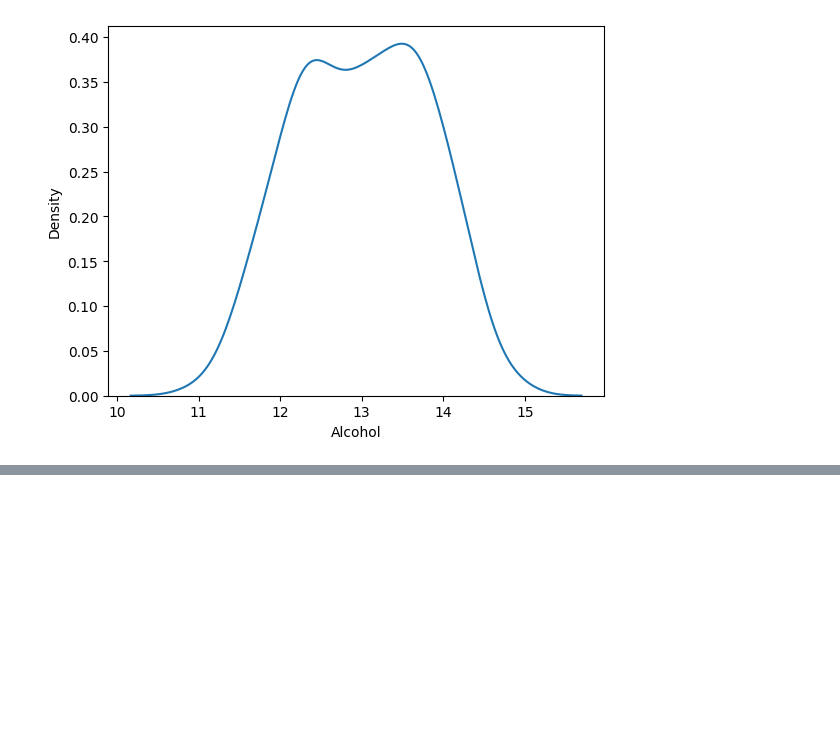
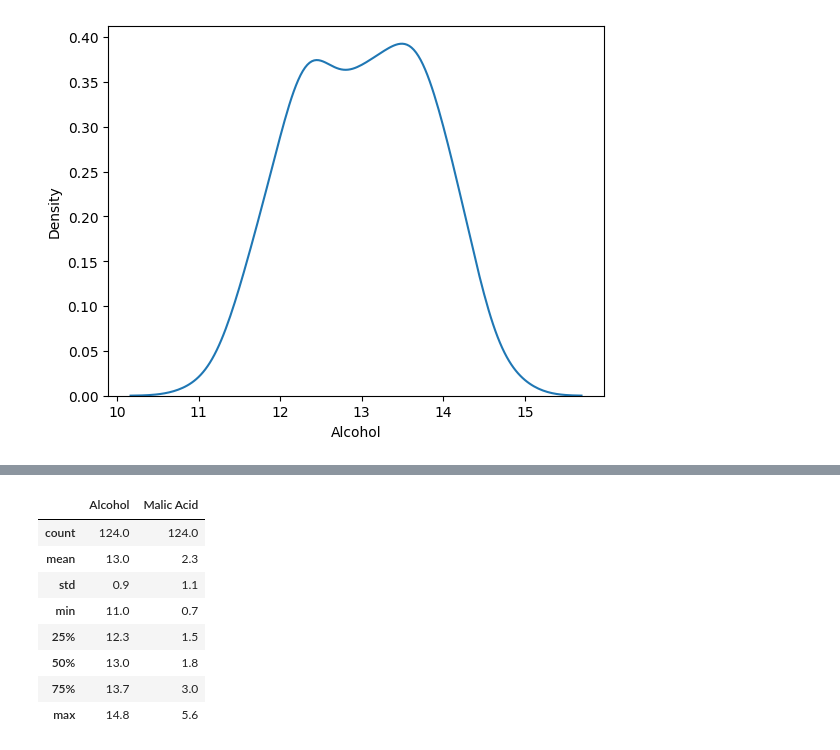
Before and after one commit to vansh42-ship-it/Coding2, a Jupyter notebook: ML/CAMPUSX/25/Normalization.ipynb, the cells around one changed output, grey strips where cells are left out. Drawn from its saved outputs; the diff is of its cells as text; code cells hidden in the pictures; blank space fills up the shorter version.

```diff
--- a/ML/CAMPUSX/25/Normalization.ipynb
+++ b/ML/CAMPUSX/25/Normalization.ipynb
@@ -25,0 +57,12 @@ sns.kdeplot(df['Alcohol'])
+# %%
+np.round(X_train.describe(),1)
+# %% [output]
+|  | Alcohol | Malic Acid |
+| count | 124.0 | 124.0 |
+| mean | 13.0 | 2.3 |
+| std | 0.9 | 1.1 |
+| min | 11.0 | 0.7 |
+| 25% | 12.3 | 1.5 |
+| 50% | 13.0 | 1.8 |
+| 75% | 13.7 | 3.0 |
+| max | 14.8 | 5.6 |
```
Also changed, not shown: parts of 15 cells of this notebook, 43 other files.
